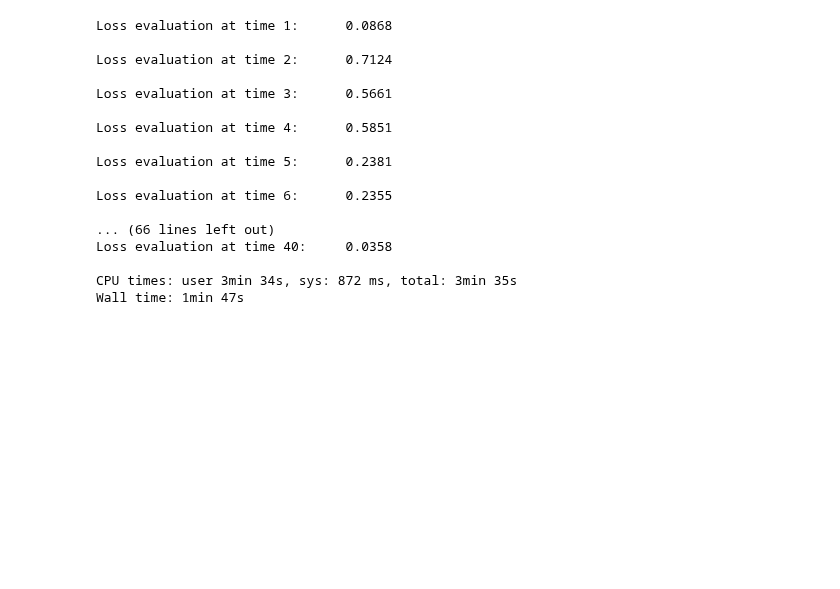
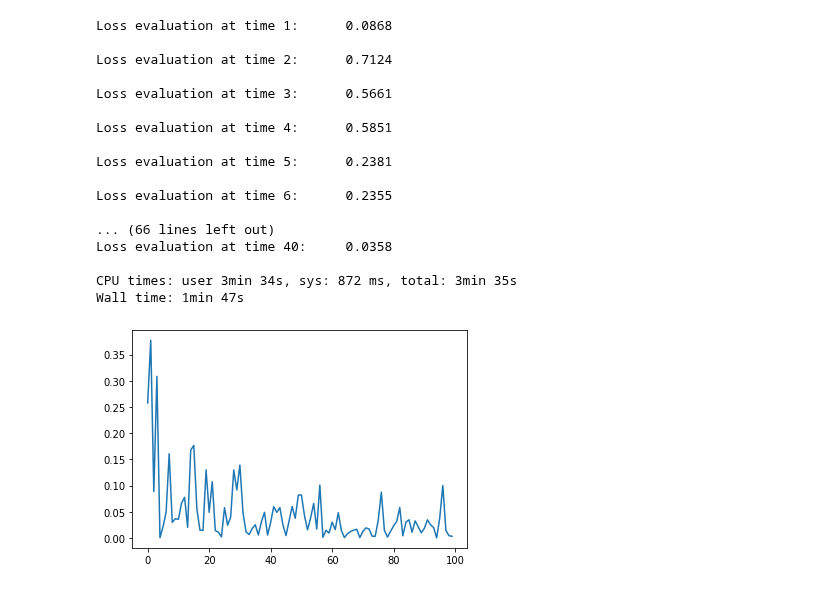
Before and after one commit to liacov/OPTproj, a Jupyter notebook: notebooks/CoxRegression.ipynb, the cells around one changed output. Cells and saved outputs as stored; diff of their text form; code cells hidden in the pictures; blank space fills up the shorter version.

```diff
--- a/notebooks/CoxRegression.ipynb
+++ b/notebooks/CoxRegression.ipynb
@@ -366,3 +366,12 @@ Loss evaluation at time 40:     0.0358
 
 CPU times: user 3min 34s, sys: 872 ms, total: 3min 35s
 Wall time: 1min 47s
+# %%
+import numpy as np
+import matplotlib.pyplot as plt
+
+loss_cox = np.load('../Data/results/loss_SZFW_IRDSA_cox.npy')
+plt.plot(loss_cox)
+plt.show()
+# %% [output]
+[figure, added]
```
Also changed, not shown: parts of 1 cell of this notebook, 5 other files.
